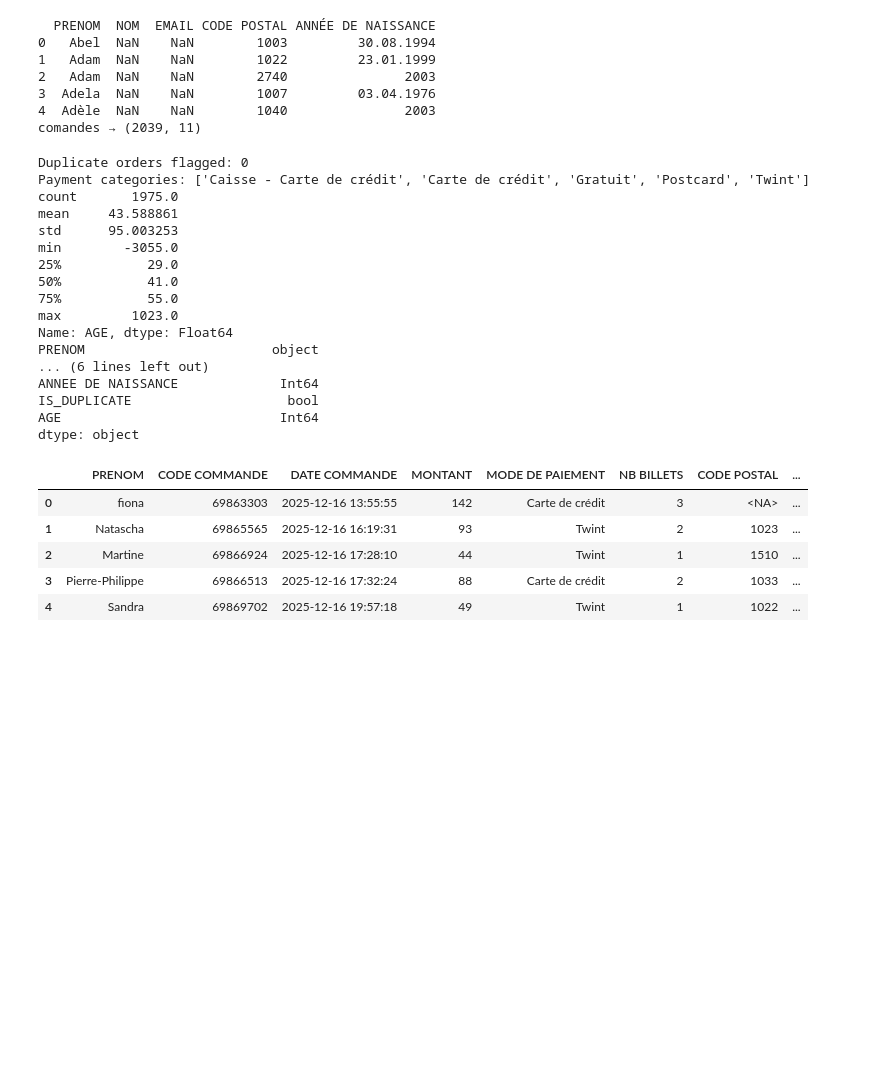
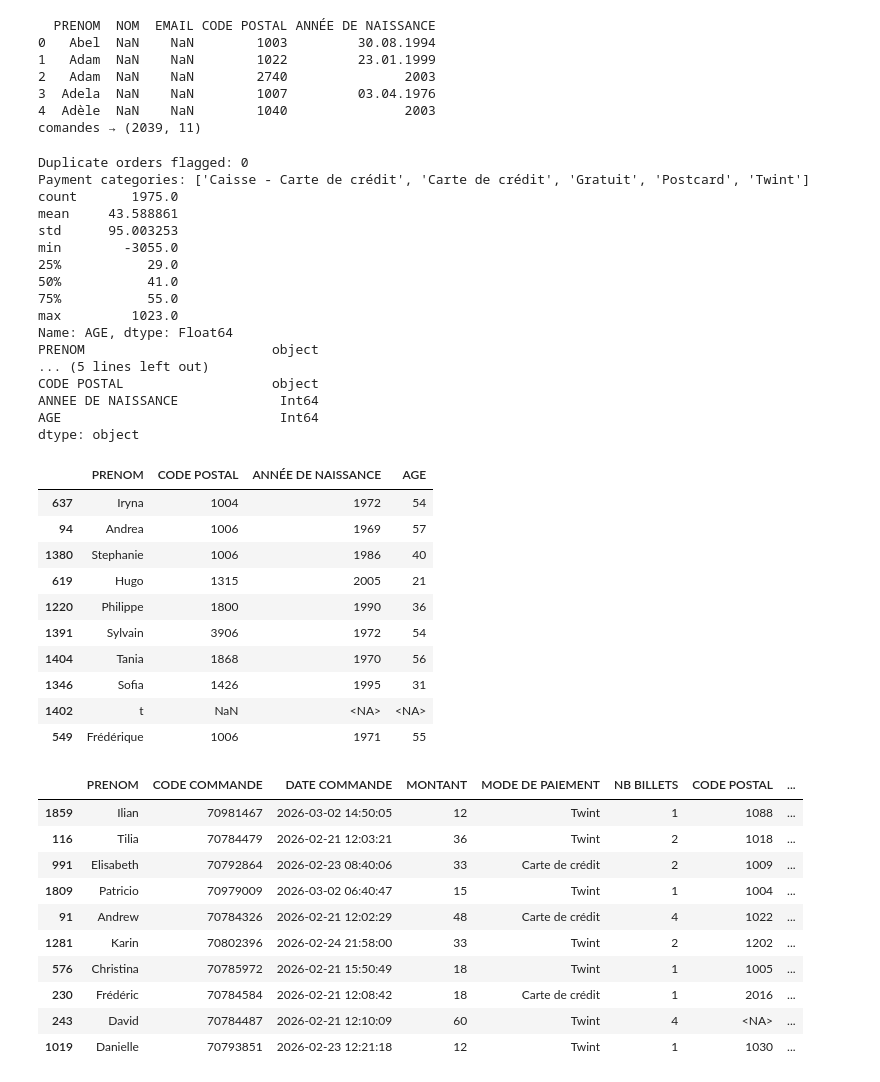
Before and after one commit to twillixa/Algorithm-in-BI, a Jupyter notebook: Main.ipynb, the cells around one changed output. Drawn from its saved outputs; the diff is of its cells as text; code cells hidden in the pictures; blank space fills up the shorter version.

```diff
--- a/Main.ipynb
+++ b/Main.ipynb
@@ -43,7 +43,7 @@ comandes → (2039, 11)
 # ============================================================
 
 #  Drop unnecessary columns
-comandes.drop(columns=["NOM", "EMAIL", "DEVISE"], inplace=True)
+comandes.drop(columns=["NOM", "EMAIL", "DEVISE"], inplace=True, errors="ignore")
 
 #  Parse DATE COMMANDE as datetime
 comandes["DATE COMMANDE"] = pd.to_datetime(comandes["DATE COMMANDE"])
@@ -67,40 +67,73 @@ comandes["CODE POSTAL"] = (
 #  Flag duplicate CODE COMMANDE
 comandes["IS_DUPLICATE"] = comandes.duplicated(subset="CODE COMMANDE", keep=False)
 print(f"Duplicate orders flagged: {comandes['IS_DUPLICATE'].sum()}")
 
 #  Categorical variable for MODE DE PAIEMENT
 comandes["MODE DE PAIEMENT"] = pd.Categorical(comandes["MODE DE PAIEMENT"])
 print("Payment categories:", comandes["MODE DE PAIEMENT"].cat.categories.tolist())
 
 #  Compute age
 comandes["AGE"] = 2026 - comandes["ANNEE DE NAISSANCE"]
 print(comandes["AGE"].describe())
 
-
+comandes = comandes[comandes["IS_DUPLICATE"] == False].drop(columns=["IS_DUPLICATE"])
 # Preview
 print(comandes.dtypes)
-display(comandes.head())
+
+
+#  Drop unnecessary columns
+clients.drop(columns=["NOM", "EMAIL"], inplace=True, errors="ignore")
+
+# Standardize ANNÉE DE NAISSANCE  extract year
+clients["ANNÉE DE NAISSANCE"] = (
+    clients["ANNÉE DE NAISSANCE"]
+    .astype(str)
+    .str.extract(r"(\d{4})")
+    .astype("Int64")
+)
+
+#  Compute age
+clients["AGE"] = 2026 - clients["ANNÉE DE NAISSANCE"]
+
+display(clients.sample(10))
+display(comandes.sample(10))
 # %% [output]
 Duplicate orders flagged: 0
 Payment categories: ['Caisse - Carte de crédit', 'Carte de crédit', 'Gratuit', 'Postcard', 'Twint']
 count       1975.0
 mean     43.588861
 std      95.003253
 min        -3055.0
 25%           29.0
 50%           41.0
 75%           55.0
 max         1023.0
 Name: AGE, dtype: Float64
 PRENOM                        object
-... (6 lines left out)
+... (5 lines left out)
+CODE POSTAL                   object
 ANNEE DE NAISSANCE             Int64
-IS_DUPLICATE                    bool
 AGE                            Int64
 dtype: object
-|  | PRENOM | CODE COMMANDE | DATE COMMANDE | MONTANT | MODE DE PAIEMENT | NB BILLETS | CODE POSTAL | ... |
-| 0 | fiona | 69863303 | 2025-12-16 13:55:55 | 142 | Carte de crédit | 3 | <NA> | ... |
-| 1 | Natascha | 69865565 | 2025-12-16 16:19:31 | 93 | Twint | 2 | 1023 | ... |
-| 2 | Martine | 69866924 | 2025-12-16 17:28:10 | 44 | Twint | 1 | 1510 | ... |
-| 3 | Pierre-Philippe | 69866513 | 2025-12-16 17:32:24 | 88 | Carte de crédit | 2 | 1033 | ... |
-| 4 | Sandra | 69869702 | 2025-12-16 19:57:18 | 49 | Twint | 1 | 1022 | ... |
+|  | PRENOM | CODE POSTAL | ANNÉE DE NAISSANCE | AGE |
+| 637 | Iryna | 1004 | 1972 | 54 |
+| 94 | Andrea | 1006 | 1969 | 57 |
+| 1380 | Stephanie | 1006 | 1986 | 40 |
+| 619 | Hugo | 1315 | 2005 | 21 |
+| 1220 | Philippe | 1800 | 1990 | 36 |
+| 1391 | Sylvain | 3906 | 1972 | 54 |
+| 1404 | Tania | 1868 | 1970 | 56 |
+| 1346 | Sofia | 1426 | 1995 | 31 |
+| 1402 | t | NaN | <NA> | <NA> |
+| 549 | Frédérique | 1006 | 1971 | 55 |
+|  | PRENOM | CODE COMMANDE | DATE COMMANDE | MONTANT | MODE DE PAIEMENT | NB BILLETS | CODE POSTAL | ... |
+| 1859 | Ilian | 70981467 | 2026-03-02 14:50:05 | 12 | Twint | 1 | 1088 | ... |
+| 116 | Tilia | 70784479 | 2026-02-21 12:03:21 | 36 | Twint | 2 | 1018 | ... |
+| 991 | Elisabeth | 70792864 | 2026-02-23 08:40:06 | 33 | Carte de crédit | 2 | 1009 | ... |
+| 1809 | Patricio | 70979009 | 2026-03-02 06:40:47 | 15 | Twint | 1 | 1004 | ... |
+| 91 | Andrew | 70784326 | 2026-02-21 12:02:29 | 48 | Carte de crédit | 4 | 1022 | ... |
+| 1281 | Karin | 70802396 | 2026-02-24 21:58:00 | 33 | Twint | 2 | 1202 | ... |
+| 576 | Christina | 70785972 | 2026-02-21 15:50:49 | 18 | Twint | 1 | 1005 | ... |
+| 230 | Frédéric | 70784584 | 2026-02-21 12:08:42 | 18 | Carte de crédit | 1 | 2016 | ... |
+| 243 | David | 70784487 | 2026-02-21 12:10:09 | 60 | Twint | 4 | <NA> | ... |
+| 1019 | Danielle | 70793851 | 2026-02-23 12:21:18 | 12 | Twint | 1 | 1030 | ... |
```
Also changed, not shown: parts of 3 cells of this notebook.
